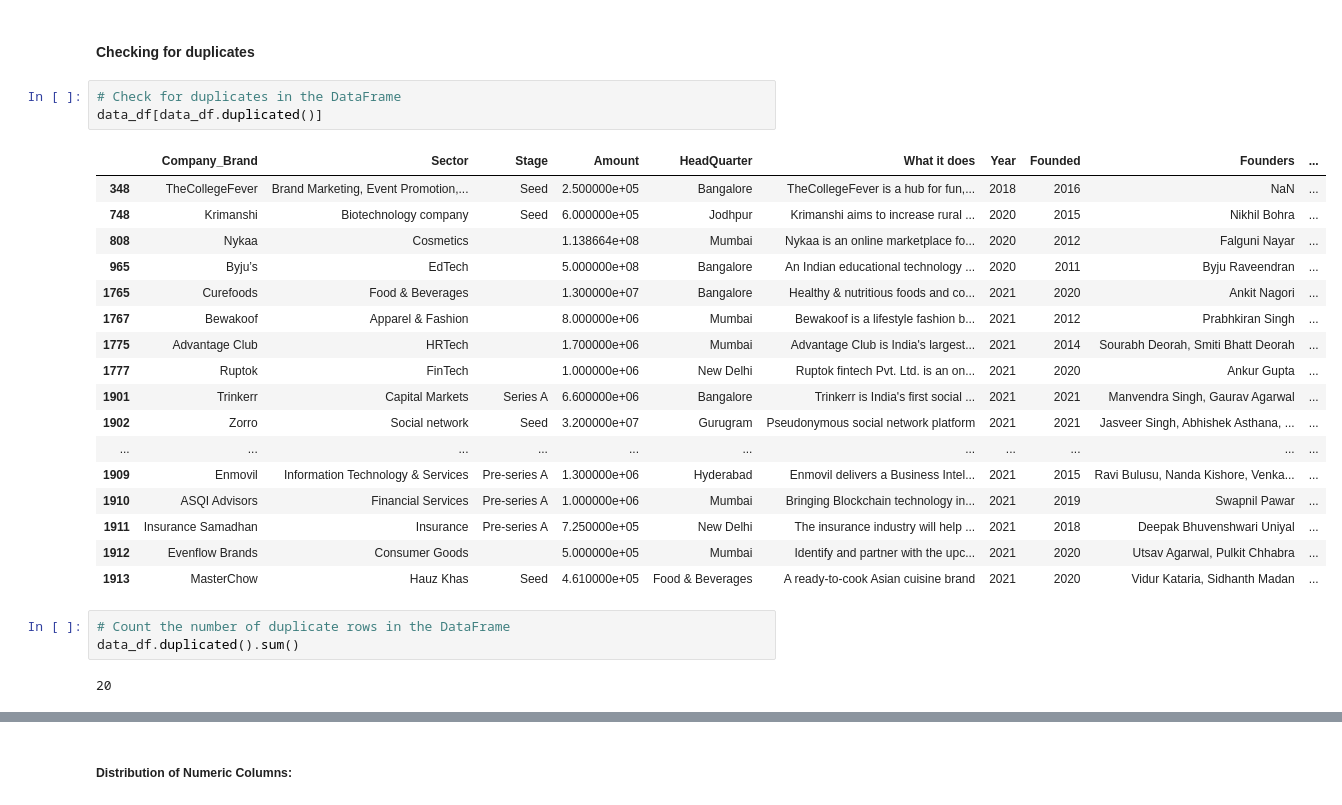
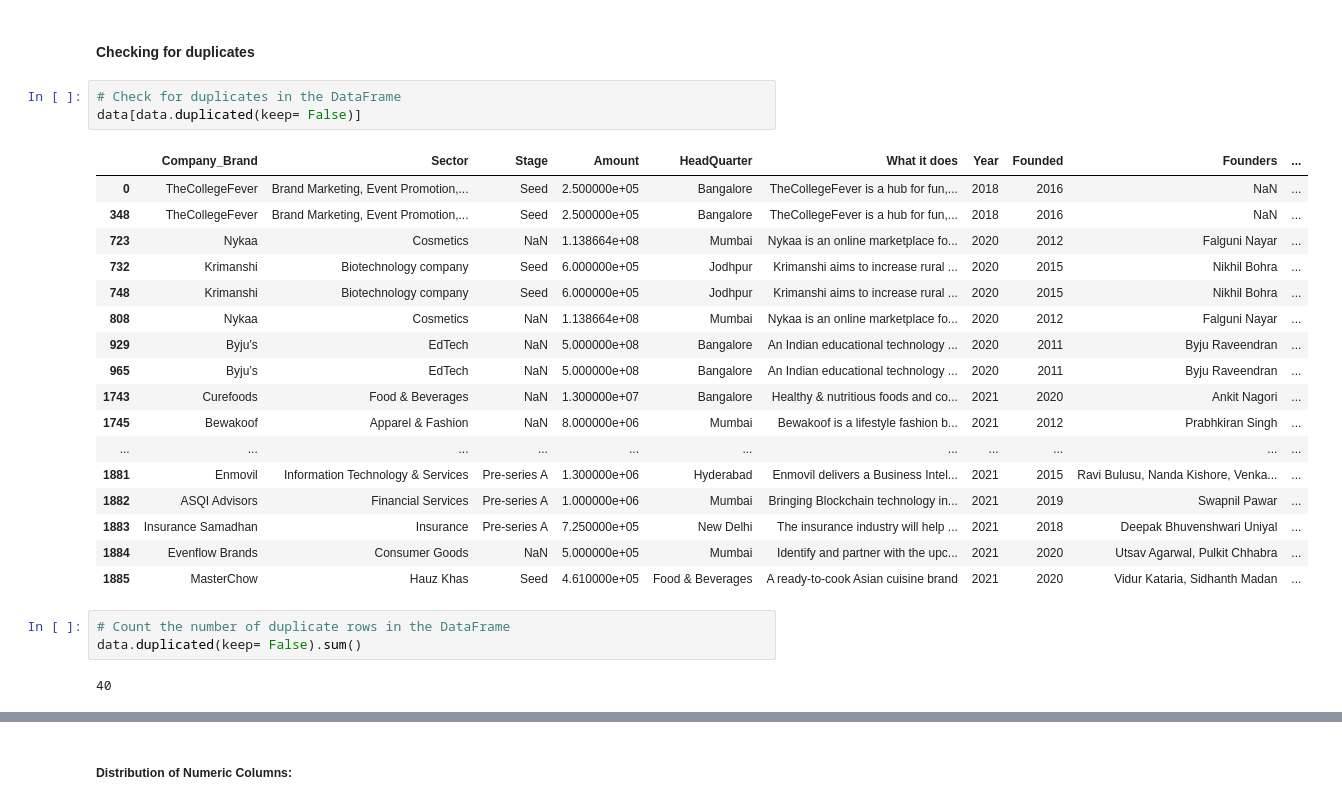
Before and after one commit to parockson/analysis-into-indian-startup-ecosystem, a Jupyter notebook: indian_start_up_funding_ecosystem.ipynb, the cells around one changed output, grey strips where cells are left out. Saved outputs shown, nothing was run; the diff lists cells and outputs as text.

```diff
--- a/indian_start_up_funding_ecosystem.ipynb
+++ b/indian_start_up_funding_ecosystem.ipynb
@@ -1957,29 +1912,29 @@ The dataset contains a mix of numerical and categorical data, with some missing
 #### Checking for duplicates
 # %%
 # Check for duplicates in the DataFrame
-data_df[data_df.duplicated()]
+data[data.duplicated(keep= False)]
 # %% [output]
 |  | Company_Brand | Sector | Stage | Amount | HeadQuarter | What it does | Year | Founded | Founders | ... |
+| 0 | TheCollegeFever | Brand Marketing, Event Promotion,... | Seed | 2.500000e+05 | Bangalore | TheCollegeFever is a hub for fun,... | 2018 | 2016 | NaN | ... |
 | 348 | TheCollegeFever | Brand Marketing, Event Promotion,... | Seed | 2.500000e+05 | Bangalore | TheCollegeFever is a hub for fun,... | 2018 | 2016 | NaN | ... |
+| 723 | Nykaa | Cosmetics | NaN | 1.138664e+08 | Mumbai | Nykaa is an online marketplace fo... | 2020 | 2012 | Falguni Nayar | ... |
+| 732 | Krimanshi | Biotechnology company | Seed | 6.000000e+05 | Jodhpur | Krimanshi aims to increase rural ... | 2020 | 2015 | Nikhil Bohra | ... |
 | 748 | Krimanshi | Biotechnology company | Seed | 6.000000e+05 | Jodhpur | Krimanshi aims to increase rural ... | 2020 | 2015 | Nikhil Bohra | ... |
-| 808 | Nykaa | Cosmetics |  | 1.138664e+08 | Mumbai | Nykaa is an online marketplace fo... | 2020 | 2012 | Falguni Nayar | ... |
-| 965 | Byju’s | EdTech |  | 5.000000e+08 | Bangalore | An Indian educational technology ... | 2020 | 2011 | Byju Raveendran | ... |
-| 1765 | Curefoods | Food & Beverages |  | 1.300000e+07 | Bangalore | Healthy & nutritious foods and co... | 2021 | 2020 | Ankit Nagori | ... |
-| 1767 | Bewakoof | Apparel & Fashion |  | 8.000000e+06 | Mumbai | Bewakoof is a lifestyle fashion b... | 2021 | 2012 | Prabhkiran Singh | ... |
-| 1775 | Advantage Club | HRTech |  | 1.700000e+06 | Mumbai | Advantage Club is India's largest... | 2021 | 2014 | Sourabh Deorah, Smiti Bhatt Deorah | ... |
-| 1777 | Ruptok | FinTech |  | 1.000000e+06 | New Delhi | Ruptok fintech Pvt. Ltd. is an on... | 2021 | 2020 | Ankur Gupta | ... |
-| 1901 | Trinkerr | Capital Markets | Series A | 6.600000e+06 | Bangalore | Trinkerr is India's first social ... | 2021 | 2021 | Manvendra Singh, Gaurav Agarwal | ... |
-| 1902 | Zorro | Social network | Seed | 3.200000e+07 | Gurugram | Pseudonymous social network platform | 2021 | 2021 | Jasveer Singh, Abhishek Asthana, ... | ... |
+| 808 | Nykaa | Cosmetics | NaN | 1.138664e+08 | Mumbai | Nykaa is an online marketplace fo... | 2020 | 2012 | Falguni Nayar | ... |
+| 929 | Byju’s | EdTech | NaN | 5.000000e+08 | Bangalore | An Indian educational technology ... | 2020 | 2011 | Byju Raveendran | ... |
+| 965 | Byju’s | EdTech | NaN | 5.000000e+08 | Bangalore | An Indian educational technology ... | 2020 | 2011 | Byju Raveendran | ... |
+| 1743 | Curefoods | Food & Beverages | NaN | 1.300000e+07 | Bangalore | Healthy & nutritious foods and co... | 2021 | 2020 | Ankit Nagori | ... |
+| 1745 | Bewakoof | Apparel & Fashion | NaN | 8.000000e+06 | Mumbai | Bewakoof is a lifestyle fashion b... | 2021 | 2012 | Prabhkiran Singh | ... |
 | ... | ... | ... | ... | ... | ... | ... | ... | ... | ... | ... |
-| 1909 | Enmovil | Information Technology & Services | Pre-series A | 1.300000e+06 | Hyderabad | Enmovil delivers a Business Intel... | 2021 | 2015 | Ravi Bulusu, Nanda Kishore, Venka... | ... |
-| 1910 | ASQI Advisors | Financial Services | Pre-series A | 1.000000e+06 | Mumbai | Bringing Blockchain technology in... | 2021 | 2019 | Swapnil Pawar | ... |
-| 1911 | Insurance Samadhan | Insurance | Pre-series A | 7.250000e+05 | New Delhi | The insurance industry will help ... | 2021 | 2018 | Deepak Bhuvenshwari Uniyal | ... |
-| 1912 | Evenflow Brands | Consumer Goods |  | 5.000000e+05 | Mumbai | Identify and partner with the upc... | 2021 | 2020 | Utsav Agarwal, Pulkit Chhabra | ... |
-| 1913 | MasterChow | Hauz Khas | Seed | 4.610000e+05 | Food & Beverages | A ready-to-cook Asian cuisine brand | 2021 | 2020 | Vidur Kataria, Sidhanth Madan | ... |
+| 1881 | Enmovil | Information Technology & Services | Pre-series A | 1.300000e+06 | Hyderabad | Enmovil delivers a Business Intel... | 2021 | 2015 | Ravi Bulusu, Nanda Kishore, Venka... | ... |
+| 1882 | ASQI Advisors | Financial Services | Pre-series A | 1.000000e+06 | Mumbai | Bringing Blockchain technology in... | 2021 | 2019 | Swapnil Pawar | ... |
+| 1883 | Insurance Samadhan | Insurance | Pre-series A | 7.250000e+05 | New Delhi | The insurance industry will help ... | 2021 | 2018 | Deepak Bhuvenshwari Uniyal | ... |
+| 1884 | Evenflow Brands | Consumer Goods | NaN | 5.000000e+05 | Mumbai | Identify and partner with the upc... | 2021 | 2020 | Utsav Agarwal, Pulkit Chhabra | ... |
+| 1885 | MasterChow | Hauz Khas | Seed | 4.610000e+05 | Food & Beverages | A ready-to-cook Asian cuisine brand | 2021 | 2020 | Vidur Kataria, Sidhanth Madan | ... |
 # %%
 # Count the number of duplicate rows in the DataFrame
-data_df.duplicated().sum()
+data.duplicated(keep= False).sum()
 # %% [output]
-20
+40
 # %%
 # Remove duplicate rows from the DataFrame
```
Also changed, not shown: parts of 43 cells of this notebook, 1 other file.
